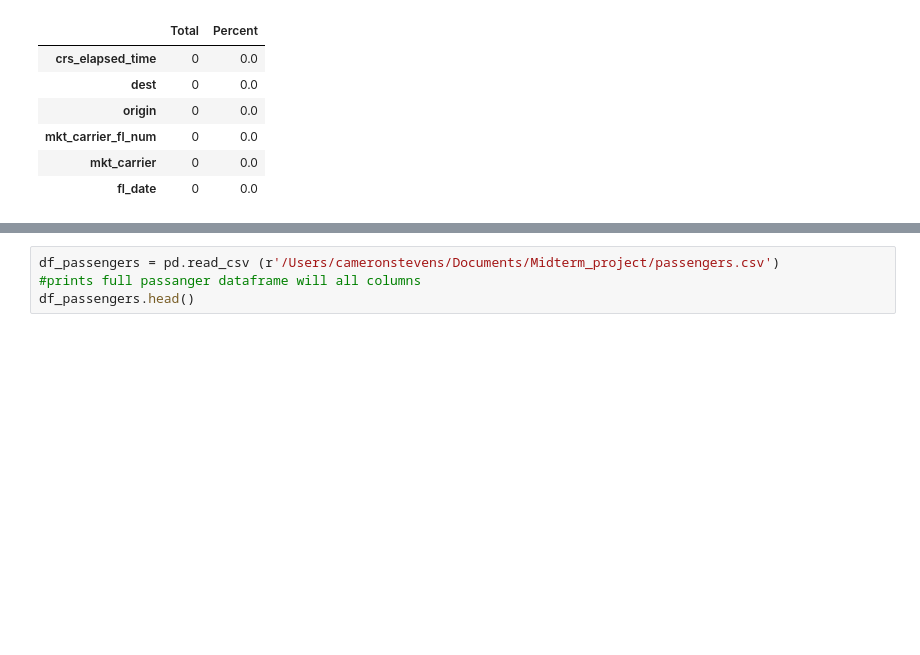
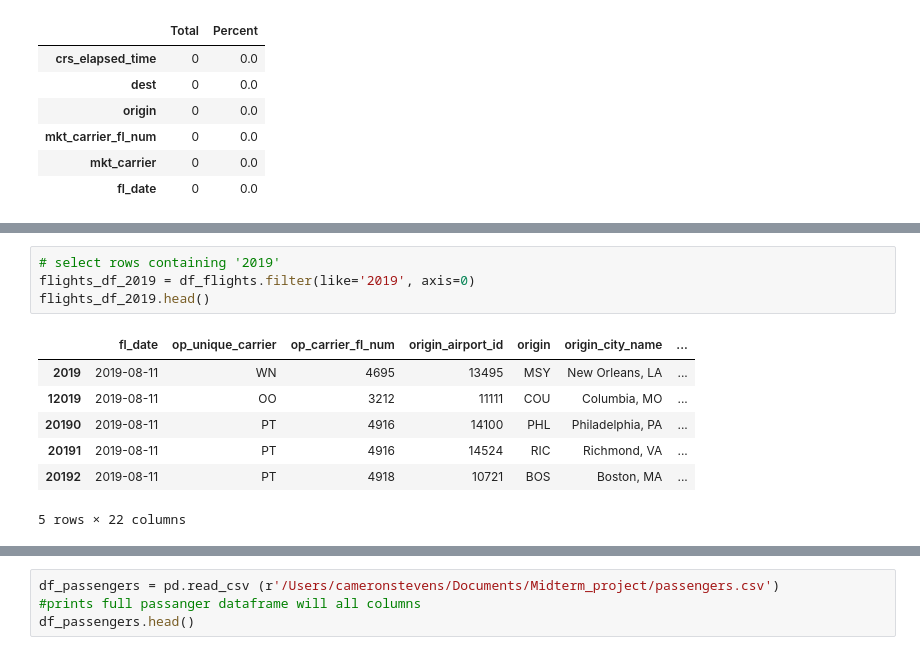
Before and after one commit to CamStevens15/Flight_Prediction_project, a Jupyter notebook: exploratory_analysis.ipynb, the cells around one changed output, grey strips where cells are left out. Cells and saved outputs as stored; diff of their text form; blank space fills up the shorter version.

```diff
--- a/exploratory_analysis.ipynb
+++ b/exploratory_analysis.ipynb
@@ -148,3 +163,15 @@ nas_delay              12918001
 security_delay         12918001
 late_aircraft_delay    12918001
 dtype: int64
+# %%
+# select rows containing '2019'
+flights_df_2019 = df_flights.filter(like='2019', axis=0)
+flights_df_2019.head()
+# %% [output]
+|  | fl_date | op_unique_carrier | op_carrier_fl_num | origin_airport_id | origin | origin_city_name | ... |
+| 2019 | 2019-08-11 | WN | 4695 | 13495 | MSY | New Orleans, LA | ... |
+| 12019 | 2019-08-11 | OO | 3212 | 11111 | COU | Columbia, MO | ... |
+| 20190 | 2019-08-11 | PT | 4916 | 14100 | PHL | Philadelphia, PA | ... |
+| 20191 | 2019-08-11 | PT | 4916 | 14524 | RIC | Richmond, VA | ... |
+| 20192 | 2019-08-11 | PT | 4918 | 10721 | BOS | Boston, MA | ... |
+5 rows × 22 columns
```
Also changed, not shown: parts of 9 cells of this notebook.
